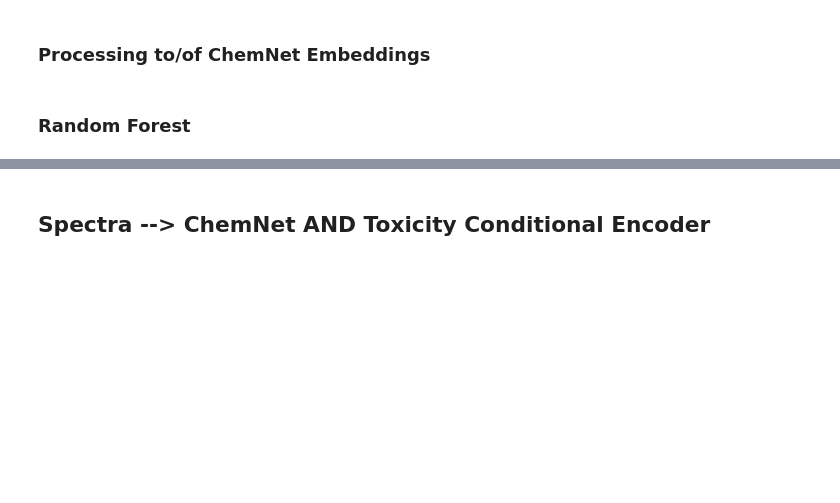
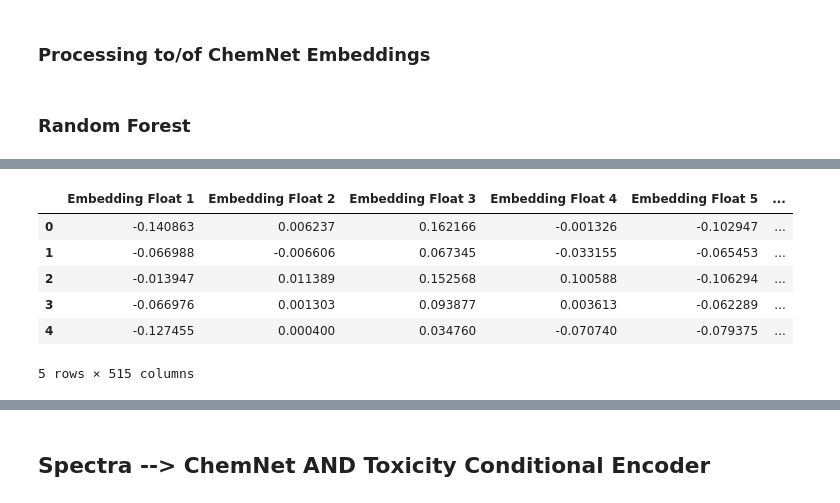
Before and after one commit to DashLLipsey/PREDICT-MIT-LL, a Jupyter notebook: Notebooks/4_Neural_Networks.ipynb, the cells around one changed output, grey strips where cells are left out. Drawn from its saved outputs; the diff is of its cells as text; code cells hidden in the pictures; blank space fills up the shorter version.

```diff
--- a/Notebooks/4_Neural_Networks.ipynb
+++ b/Notebooks/4_Neural_Networks.ipynb
@@ -591,0 +775,51 @@ NameError: name 'test_output_df3_QQpos_withEPA' is not defined
+# %%
+# First we will need to adjust the data so that we have included the log of response.
+
+# Run the encoder
+# Encoder excecution df3_QQpos
+encoder_df3_QQpos.eval()
+with torch.no_grad():
+    test_output_df3_QQpos = encoder_df3_QQpos(x_val_df3_QQpos)
+
+with torch.no_grad():
+    train_output_df3_QQpos = encoder_df3_QQpos(x_train_df3_QQpos)
+
+# Conversion of the outputs to numpy arrays then to pandas dataframes
+test_output_df3_QQpos_np = test_output_df3_QQpos.cpu().numpy()
+train_output_df3_QQpos_np = train_output_df3_QQpos.cpu().numpy()
+
+# Convert to pandas DataFrames
+test_output_df3_QQpos = pd.DataFrame(test_output_df3_QQpos_np, columns=[f'Embedding Float {i+1}' for i in range(test_output_df3_QQpos_np.shape[1])])
+train_output_df3_QQpos = pd.DataFrame(train_output_df3_QQpos_np, columns=[f'Embedding Float {i+1}' for i in range(train_output_df3_QQpos_np.shape[1])])
+
+# Add the 'SMILES_spectra' column to the test and train outputs using the indices from the original test dataframes
+test_output_df3_QQpos['SMILES_spectra'] = test_data_df3_QQpos_copy['SMILES_spectra']
+train_output_df3_QQpos['SMILES_spectra'] = train_data_df3_QQpos_copy['SMILES_spectra']
+
+# Add the 'Response' values to the test and train outputs
+def add_response_column(output_df, original_df, smiles_col='SMILES_spectra'):
+    """
+    Adds a 'Response' column to output_df by mapping from original_df using the SMILES column.
+    """
+    # Create mapping from SMILES to Response
+    smiles_to_response = original_df.drop_duplicates(subset=smiles_col).set_index(smiles_col)['Response']
+    output_df['Response'] = output_df[smiles_col].map(smiles_to_response)
+    return output_df
+
+# Add the response column
+test_output_df3_QQpos = add_response_column(test_output_df3_QQpos, df3_QQpos, smiles_col='SMILES_spectra')
+train_output_df3_QQpos = add_response_column(train_output_df3_QQpos, df3_QQpos, smiles_col='SMILES_spectra')
+
+# Take the log of the response column and save it  as log_response, a new column
+test_output_df3_QQpos['log_response'] = np.log(test_output_df3_QQpos['Response'])
+train_output_df3_QQpos['log_response'] = np.log(train_output_df3_QQpos['Response'])
+# %%
+test_output_df3_QQpos.head()
+# %% [output]
+|  | Embedding Float 1 | Embedding Float 2 | Embedding Float 3 | Embedding Float 4 | Embedding Float 5 | ... |
+| 0 | -0.140863 | 0.006237 | 0.162166 | -0.001326 | -0.102947 | ... |
+| 1 | -0.066988 | -0.006606 | 0.067345 | -0.033155 | -0.065453 | ... |
+| 2 | -0.013947 | 0.011389 | 0.152568 | 0.100588 | -0.106294 | ... |
+| 3 | -0.066976 | 0.001303 | 0.093877 | 0.003613 | -0.062289 | ... |
+| 4 | -0.127455 | 0.000400 | 0.034760 | -0.070740 | -0.079375 | ... |
+5 rows × 515 columns
```
Also changed, not shown: parts of 23 cells of this notebook, 1 other file.
